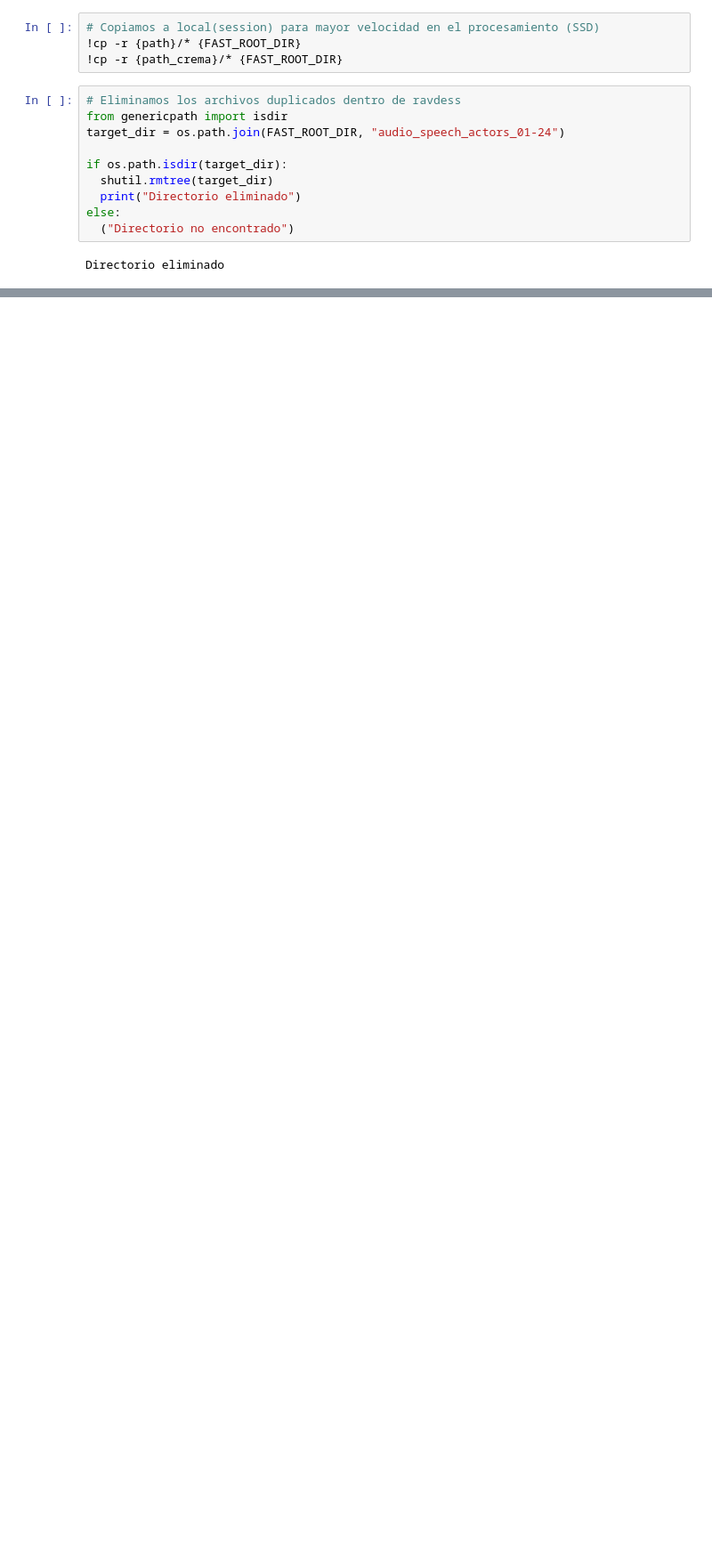
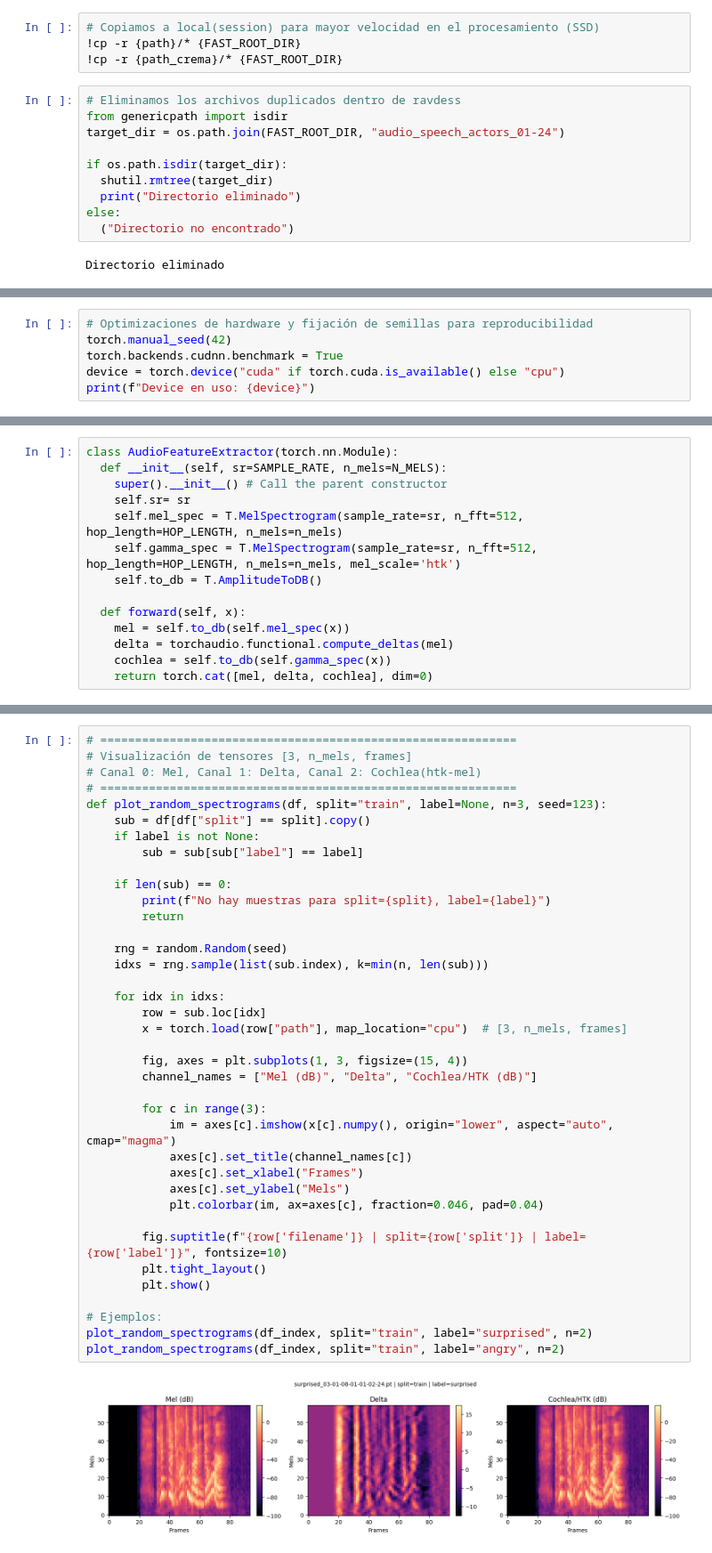
Before and after one commit to AcSsalazar/The-Color-of-Emotions, a Jupyter notebook: Notebooks/3.2-feature-extraction-with-pytorch.ipynb, the cells around one changed output, grey strips where cells are left out. Shown at 89% size. Saved outputs shown, nothing was run; the diff lists cells and outputs as text; blank space fills up the shorter version.

Commit message:
Testing the tensors spectrograms out

```diff
--- a/Notebooks/3.2-feature-extraction-with-pytorch.ipynb
+++ b/Notebooks/3.2-feature-extraction-with-pytorch.ipynb
@@ -106,0 +123,6 @@ class AudioFeatureExtractor(torch.nn.Module):
+# %%
+# Optimizaciones de hardware y fijación de semillas para reproducibilidad
+torch.manual_seed(42)
+torch.backends.cudnn.benchmark = True
+device = torch.device("cuda" if torch.cuda.is_available() else "cpu")
+print(f"Device en uso: {device}")
@@ -106,0 +131,14 @@ class AudioFeatureExtractor(torch.nn.Module):
+# %%
+class AudioFeatureExtractor(torch.nn.Module):
+  def __init__(self, sr=SAMPLE_RATE, n_mels=N_MELS):
+    super().__init__() # Call the parent constructor
+    self.sr= sr
+    self.mel_spec = T.MelSpectrogram(sample_rate=sr, n_fft=512, hop_length=HOP_LENGTH, n_mels=n_mels)
+    self.gamma_spec = T.MelSpectrogram(sample_rate=sr, n_fft=512, hop_length=HOP_LENGTH, n_mels=n_mels, mel_scale='htk')
+    self.to_db = T.AmplitudeToDB()
+
+  def forward(self, x):
+    mel = self.to_db(self.mel_spec(x))
+    delta = torchaudio.functional.compute_deltas(mel)
+    cochlea = self.to_db(self.gamma_spec(x))
+    return torch.cat([mel, delta, cochlea], dim=0)
@@ -106,0 +353,40 @@ class AudioFeatureExtractor(torch.nn.Module):
+# %%
+# ============================================================
+# Visualización de tensores [3, n_mels, frames]
+# Canal 0: Mel, Canal 1: Delta, Canal 2: Cochlea(htk-mel)
+# ============================================================
+def plot_random_spectrograms(df, split="train", label=None, n=3, seed=123):
+    sub = df[df["split"] == split].copy()
+    if label is not None:
+        sub = sub[sub["label"] == label]
+
+    if len(sub) == 0:
+        print(f"No hay muestras para split={split}, label={label}")
+        return
+
+    rng = random.Random(seed)
+    idxs = rng.sample(list(sub.index), k=min(n, len(sub)))
+
+    for idx in idxs:
+        row = sub.loc[idx]
+        x = torch.load(row["path"], map_location="cpu")  # [3, n_mels, frames]
+
+        fig, axes = plt.subplots(1, 3, figsize=(15, 4))
+        channel_names = ["Mel (dB)", "Delta", "Cochlea/HTK (dB)"]
+
+        for c in range(3):
+            im = axes[c].imshow(x[c].numpy(), origin="lower", aspect="auto", cmap="magma")
+            axes[c].set_title(channel_names[c])
+            axes[c].set_xlabel("Frames")
+            axes[c].set_ylabel("Mels")
+            plt.colorbar(im, ax=axes[c], fraction=0.046, pad=0.04)
+
+        fig.suptitle(f"{row['filename']} | split={row['split']} | label={row['label']}", fontsize=10)
+        plt.tight_layout()
+        plt.show()
+
+# Ejemplos:
+plot_random_spectrograms(df_index, split="train", label="surprised", n=2)
+plot_random_spectrograms(df_index, split="train", label="angry", n=2)
+# %% [output]
+[figure, added]
```
Also changed, not shown: parts of 15 cells of this notebook.
